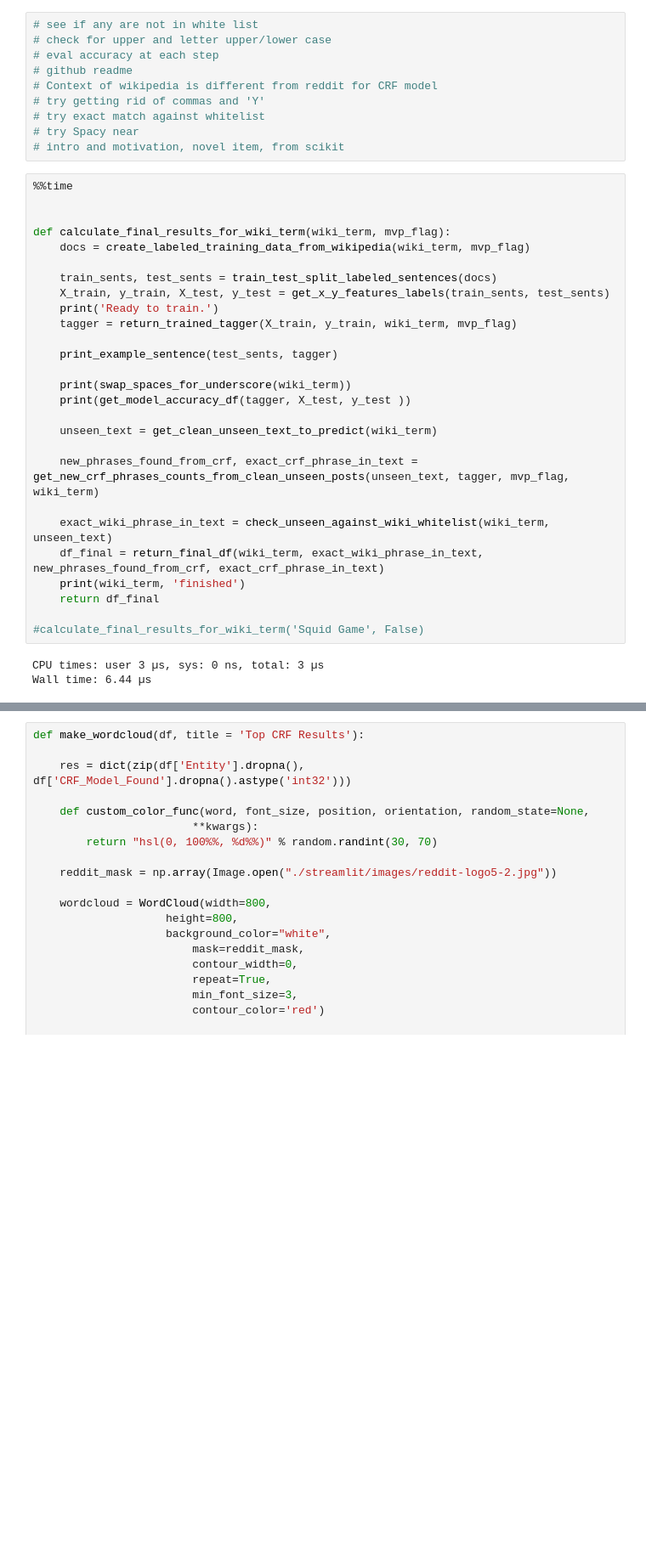
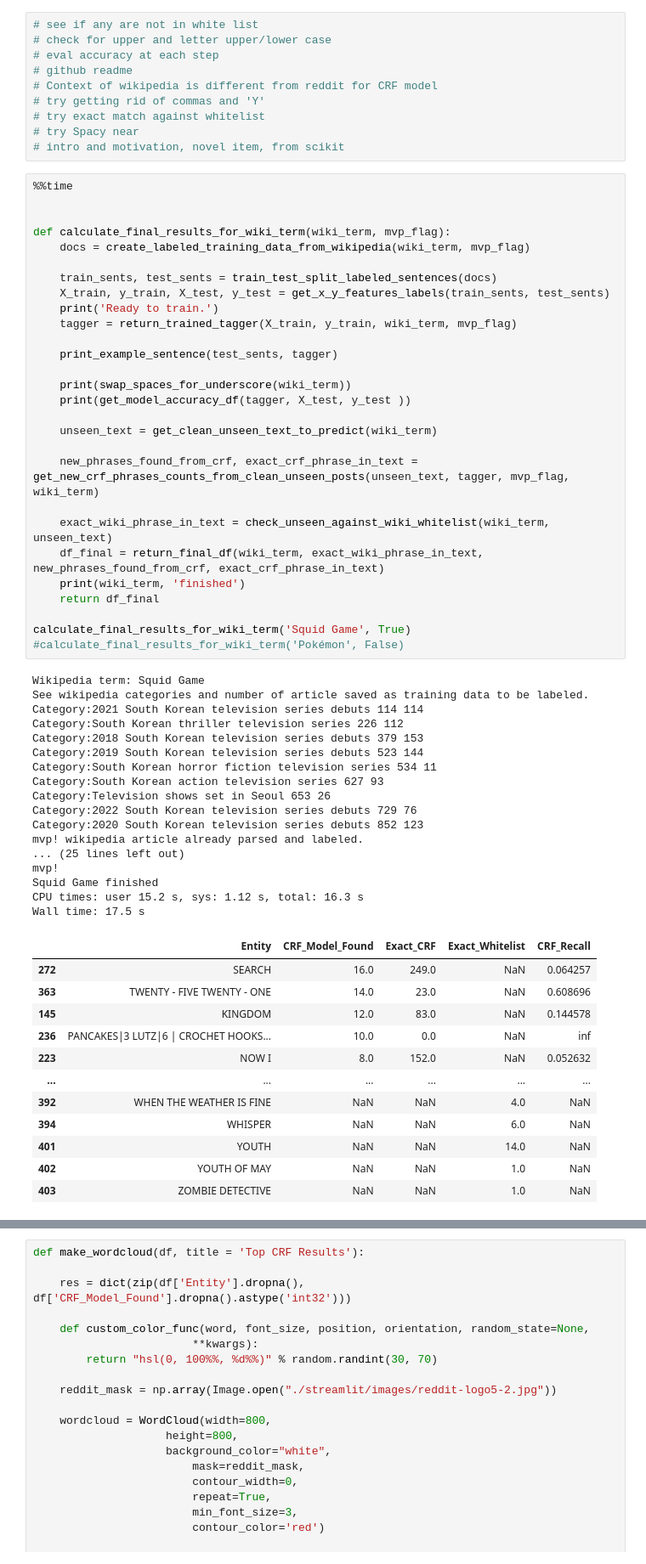
Before and after one commit to legolego/MADS_698_Capstone, a Jupyter notebook: Step5_CRF_Find_New_Terms.ipynb, the cells around one changed output, grey strips where cells are left out. Shown at 85% size. Cells and saved outputs as stored; diff of their text form; blank space fills up the shorter version.

```diff
--- a/Step5_CRF_Find_New_Terms.ipynb
+++ b/Step5_CRF_Find_New_Terms.ipynb
@@ -710,30 +715,58 @@ def return_final_df(wiki_term, exact_wiki_phrase_in_text, new_phrases_found_from
 # %%
 %%time
 
 
 def calculate_final_results_for_wiki_term(wiki_term, mvp_flag):
     docs = create_labeled_training_data_from_wikipedia(wiki_term, mvp_flag)
 
     train_sents, test_sents = train_test_split_labeled_sentences(docs)
     X_train, y_train, X_test, y_test = get_x_y_features_labels(train_sents, test_sents)
     print('Ready to train.')
     tagger = return_trained_tagger(X_train, y_train, wiki_term, mvp_flag)
 
     print_example_sentence(test_sents, tagger)
 
     print(swap_spaces_for_underscore(wiki_term))
     print(get_model_accuracy_df(tagger, X_test, y_test ))
 
     unseen_text = get_clean_unseen_text_to_predict(wiki_term)
 
     new_phrases_found_from_crf, exact_crf_phrase_in_text = get_new_crf_phrases_counts_from_clean_unseen_posts(unseen_text, tagger, mvp_flag, wiki_term)
 
     exact_wiki_phrase_in_text = check_unseen_against_wiki_whitelist(wiki_term, unseen_text)
     df_final = return_final_df(wiki_term, exact_wiki_phrase_in_text, new_phrases_found_from_crf, exact_crf_phrase_in_text)
     print(wiki_term, 'finished')
     return df_final
 
-#calculate_final_results_for_wiki_term('Squid Game', False)
+calculate_final_results_for_wiki_term('Squid Game', True)
+#calculate_final_results_for_wiki_term('Pokémon', False)
 # %% [output]
-CPU times: user 3 µs, sys: 0 ns, total: 3 µs
-Wall time: 6.44 µs
+Wikipedia term: Squid Game
+See wikipedia categories and number of article saved as training data to be labeled.
+Category:2021 South Korean television series debuts 114 114
+Category:South Korean thriller television series 226 112
+Category:2018 South Korean television series debuts 379 153
+Category:2019 South Korean television series debuts 523 144
+Category:South Korean horror fiction television series 534 11
+Category:South Korean action television series 627 93
+Category:Television shows set in Seoul 653 26
+Category:2022 South Korean television series debuts 729 76
+Category:2020 South Korean television series debuts 852 123
+mvp! wikipedia article already parsed and labeled.
+... (25 lines left out)
+mvp!
+Squid Game finished
+CPU times: user 15.2 s, sys: 1.12 s, total: 16.3 s
+Wall time: 17.5 s
+|  | Entity | CRF_Model_Found | Exact_CRF | Exact_Whitelist | CRF_Recall |
+| 272 | SEARCH | 16.0 | 249.0 | NaN | 0.064257 |
+| 363 | TWENTY - FIVE TWENTY - ONE | 14.0 | 23.0 | NaN | 0.608696 |
+| 145 | KINGDOM | 12.0 | 83.0 | NaN | 0.144578 |
+| 236 | PANCAKES|3 LUTZ|6 | CROCHET HOOKS... | 10.0 | 0.0 | NaN | inf |
+| 223 | NOW I | 8.0 | 152.0 | NaN | 0.052632 |
+| ... | ... | ... | ... | ... | ... |
+| 392 | WHEN THE WEATHER IS FINE | NaN | NaN | 4.0 | NaN |
+| 394 | WHISPER | NaN | NaN | 6.0 | NaN |
+| 401 | YOUTH | NaN | NaN | 14.0 | NaN |
+| 402 | YOUTH OF MAY | NaN | NaN | 1.0 | NaN |
+| 403 | ZOMBIE DETECTIVE | NaN | NaN | 1.0 | NaN |
```
Also changed, not shown: parts of 5 cells of this notebook, 5 other files.
